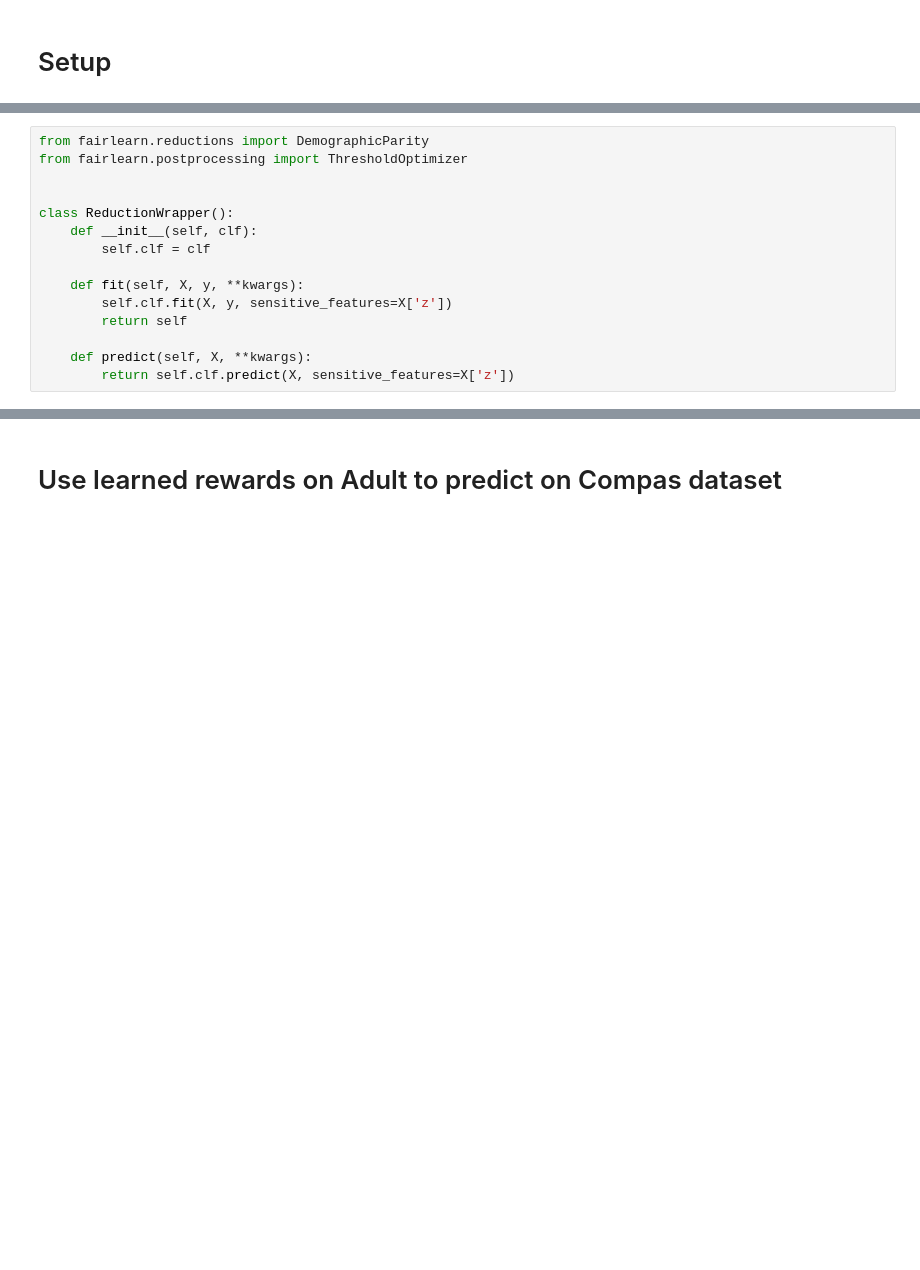
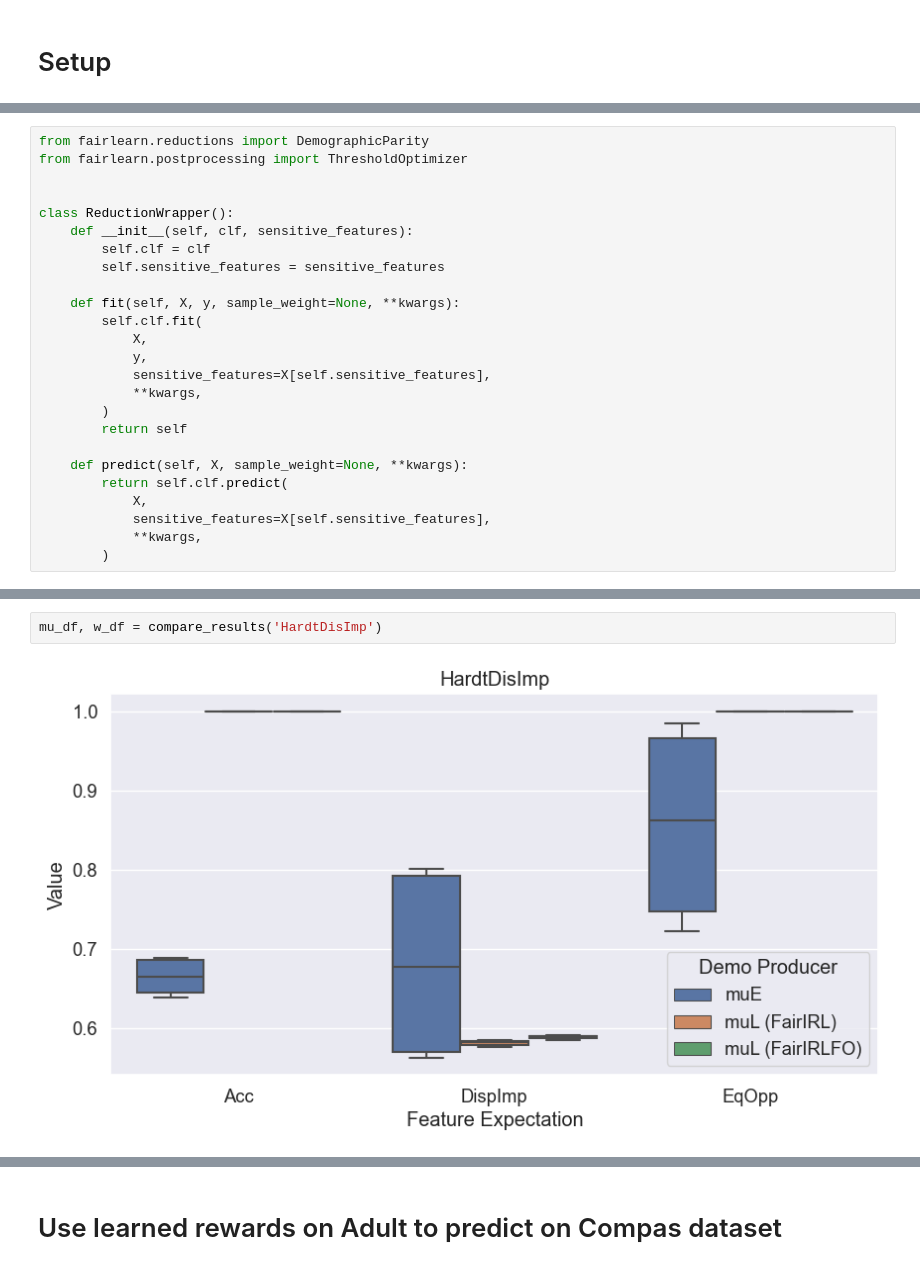
Before and after one commit to jackblandin/research, a Jupyter notebook: experiments/irl/poc__irl_via_svm.ipynb, the cells around one changed output, grey strips where cells are left out. Saved outputs shown, nothing was run; the diff lists cells and outputs as text; blank space fills up the shorter version.

Commit message:
Add boxplots, get data abstracted so we can do compas as well

```diff
--- a/experiments/irl/poc__irl_via_svm.ipynb
+++ b/experiments/irl/poc__irl_via_svm.ipynb
@@ -41,15 +46,0 @@ pd.set_option('display.max_colwidth', None)
-# %%
-from fairlearn.reductions import DemographicParity
-from fairlearn.postprocessing import ThresholdOptimizer
-
-
-class ReductionWrapper():
-    def __init__(self, clf):
-        self.clf = clf
-
-    def fit(self, X, y, **kwargs):
-        self.clf.fit(X, y, sensitive_features=X['z'])
-        return self
-
-    def predict(self, X, **kwargs):
-        return self.clf.predict(X, sensitive_features=X['z'])
@@ -684,0 +49,25 @@ results_summary
+# %%
+from fairlearn.reductions import DemographicParity
+from fairlearn.postprocessing import ThresholdOptimizer
+
+
+class ReductionWrapper():
+    def __init__(self, clf, sensitive_features):
+        self.clf = clf
+        self.sensitive_features = sensitive_features
+
+    def fit(self, X, y, sample_weight=None, **kwargs):
+        self.clf.fit(
+            X,
+            y,
+            sensitive_features=X[self.sensitive_features],
+            **kwargs,
+        )
+        return self
+
+    def predict(self, X, sample_weight=None, **kwargs):
+        return self.clf.predict(
+            X,
+            sensitive_features=X[self.sensitive_features],
+            **kwargs,
+        )
@@ -684,0 +653,4 @@ results_summary
+# %%
+mu_df, w_df = compare_results('HardtDisImp')
+# %% [output]
+[figure, added]
```
Also changed, not shown: parts of 32 cells of this notebook, 4 other files.
